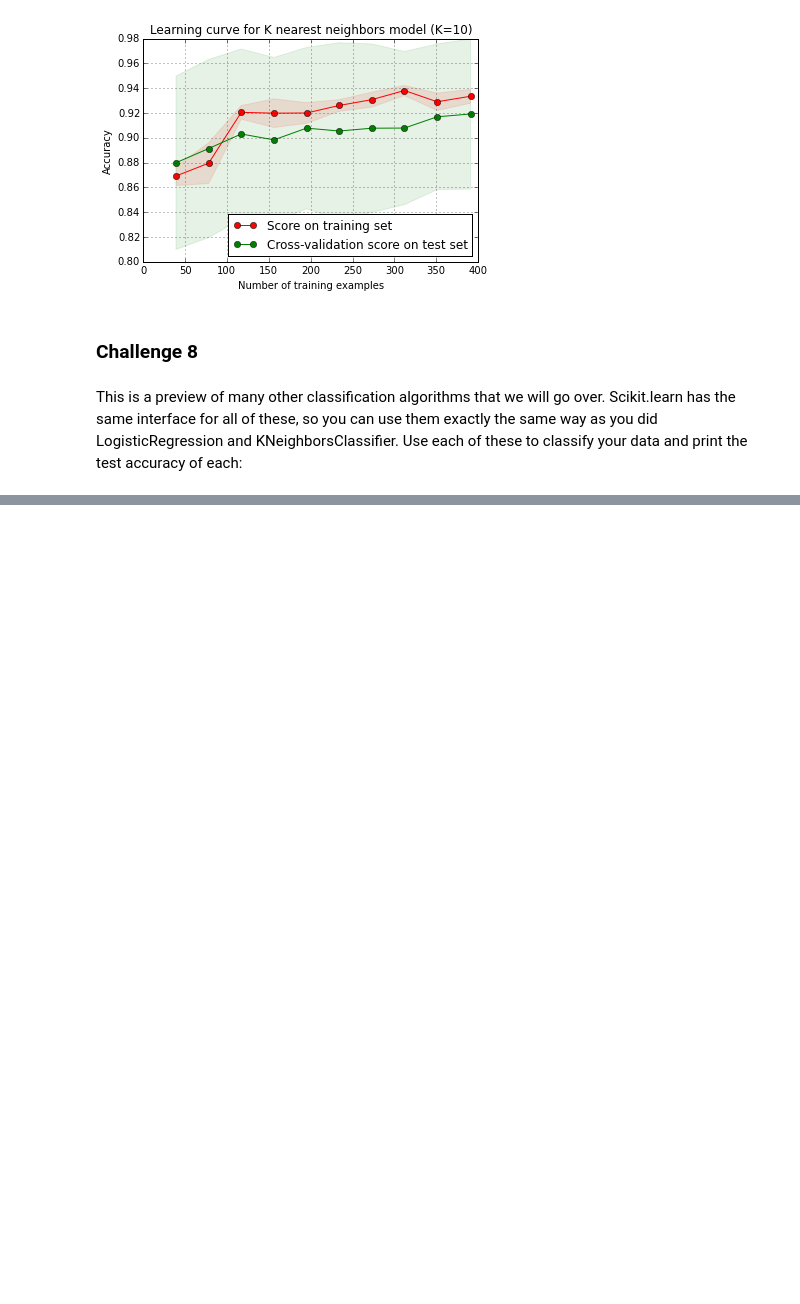
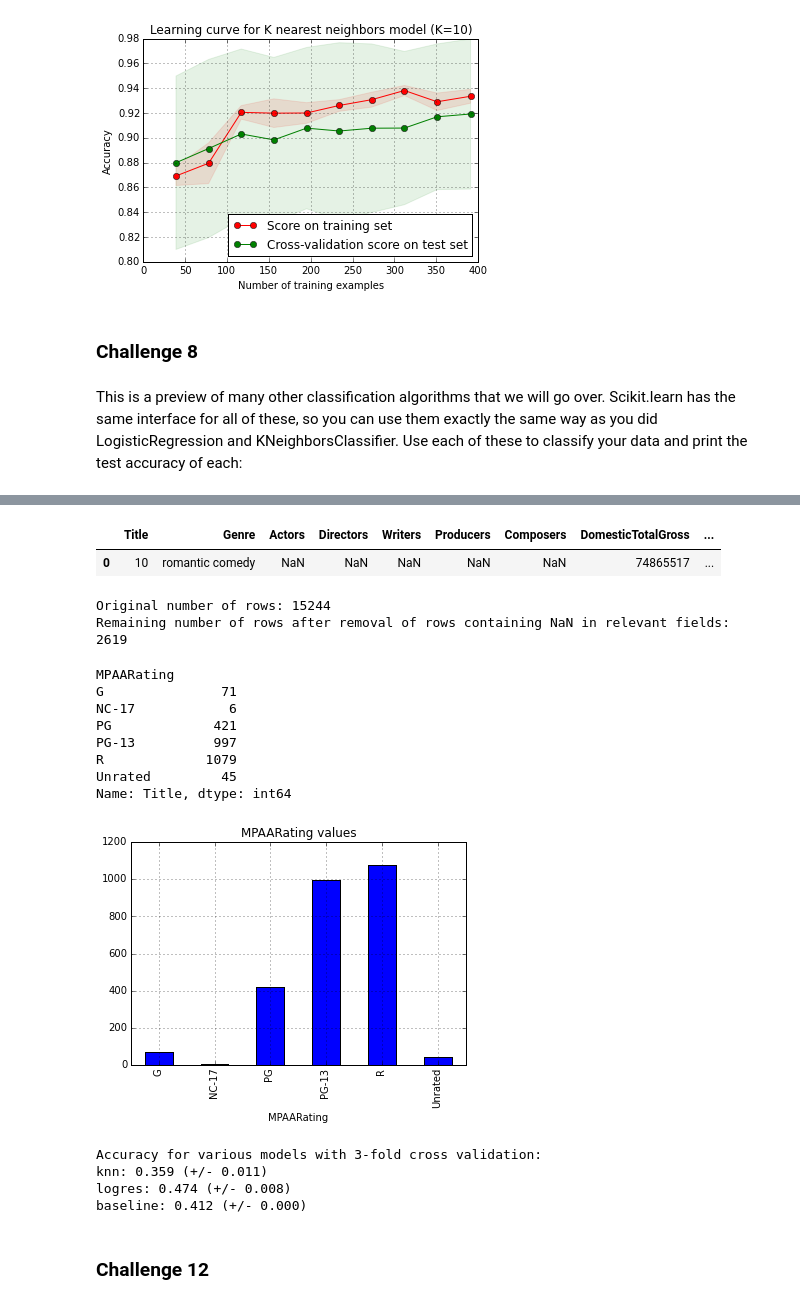
Before and after one commit to fdurant/suplearn_challenges, a Jupyter notebook: suplearn_challenges.ipynb, the cells around one changed output, grey strips where cells are left out. Drawn from its saved outputs; the diff is of its cells as text; code cells hidden in the pictures; blank space fills up the shorter version.

Commit message:
Did Supervised Learning challenges 9, 10 and 11

```diff
--- a/suplearn_challenges.ipynb
+++ b/suplearn_challenges.ipynb
@@ -356,0 +436,54 @@ plt.show()
+# %%
+moviesDF=pd.read_csv('BoxOfficeMojoMovies.csv', sep=',', header=0)
+moviesDF.head(1)
+# %% [output]
+|  | Title | Genre | Actors | Directors | Writers | Producers | Composers | DomesticTotalGross | ... |
+| 0 | 10 | romantic comedy | NaN | NaN | NaN | NaN | NaN | 74865517 | ... |
+# %%
+print "Original number of rows:", len(moviesDF)
+features =  ['ProductionBudget','RuntimeInMinutes','OpeningWeekendGross','OWNumberTheaters','OWAvgGrossPerTheater']
+label = ['MPAARating']
+relevantFields = features
+relevantFields.extend(label)
+moviesDF2 = moviesDF.dropna(subset=relevantFields)
+print "Remaining number of rows after removal of rows containing NaN in relevant fields:", len(moviesDF2)
+countsPerRating = moviesDF2.groupby(['MPAARating'], sort=True).count()
+plt = countsPerRating['Title'].plot(kind='bar', title="MPAARating values")
+countsPerRating['Title']
+# %% [output]
+Original number of rows: 15244
+Remaining number of rows after removal of rows containing NaN in relevant fields: 2619
+MPAARating
+G               71
+NC-17            6
+PG             421
+PG-13          997
+R             1079
+Unrated         45
+Name: Title, dtype: int64
+[figure, added]
+# %%
+from sklearn.dummy import DummyClassifier
+
+labelValues = [i for i in countsPerRating['Title'].index]
+moviesDF3 = moviesDF2.replace(to_replace=labelValues,value=range(len(labelValues)))
+X_values = moviesDF3[features]
+y_values = moviesDF2[label[0]]
+
+estimators = {'logres' : LogisticRegression(),
+              'knn' : KNeighborsClassifier(n_neighbors=3),
+              'baseline': DummyClassifier(strategy='most_frequent')}
+nrCrossValidationFolds = 3
+
+print "Accuracy for various models with %d-fold cross validation:" % nrCrossValidationFolds
+
+for eName, e in estimators.items():
+    scores = cross_val_score(e, X_values, y=y_values, cv=nrCrossValidationFolds, n_jobs=1)
+    print "%s: %0.3f (+/- %0.3f)" % (eName, scores.mean(), scores.std())
+# %% [output]
+Accuracy for various models with 3-fold cross validation:
+knn: 0.359 (+/- 0.011)
+logres: 0.474 (+/- 0.008)
+baseline: 0.412 (+/- 0.000)
+# %% [markdown]
+### Challenge 12
```
Also changed, not shown: parts of 13 cells of this notebook, 3 other files.
